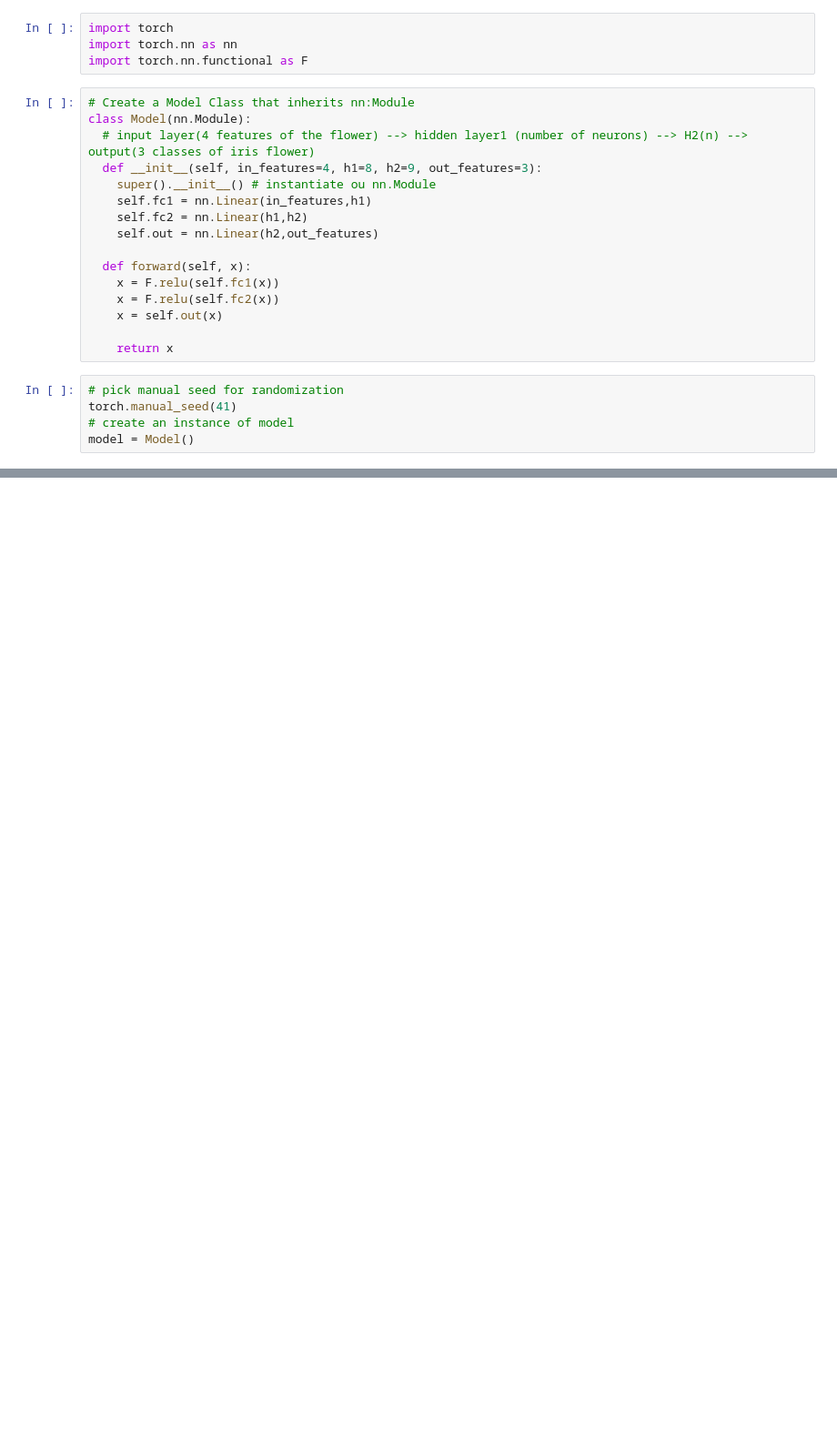
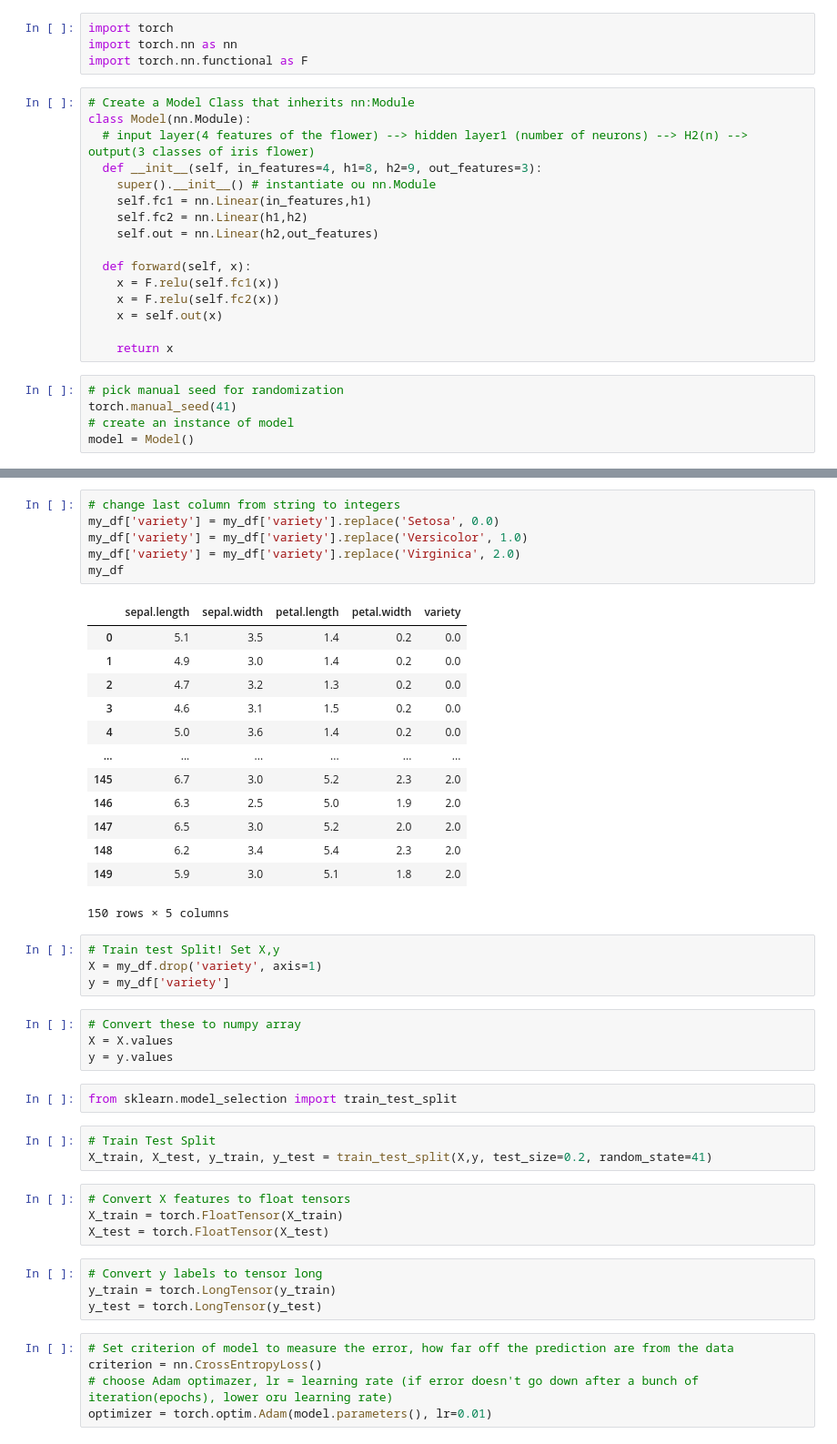
Before and after one commit to DavideFeliceMeschino/Pytorch-Tutorial, a Jupyter notebook: simple_NeuralNetwork.ipynb, the cells around one changed output, grey strips where cells are left out. Shown: that part at 91% size. Drawn from its saved outputs; the diff is of its cells as text; blank space fills up the shorter version.

```diff
--- a/simple_NeuralNetwork.ipynb
+++ b/simple_NeuralNetwork.ipynb
@@ -27,0 +52,46 @@ model = Model()
+# %%
+# change last column from string to integers
+my_df['variety'] = my_df['variety'].replace('Setosa', 0.0)
+my_df['variety'] = my_df['variety'].replace('Versicolor', 1.0)
+my_df['variety'] = my_df['variety'].replace('Virginica', 2.0)
+my_df
+# %% [output]
+|  | sepal.length | sepal.width | petal.length | petal.width | variety |
+| 0 | 5.1 | 3.5 | 1.4 | 0.2 | 0.0 |
+| 1 | 4.9 | 3.0 | 1.4 | 0.2 | 0.0 |
+| 2 | 4.7 | 3.2 | 1.3 | 0.2 | 0.0 |
+| 3 | 4.6 | 3.1 | 1.5 | 0.2 | 0.0 |
+| 4 | 5.0 | 3.6 | 1.4 | 0.2 | 0.0 |
+| ... | ... | ... | ... | ... | ... |
+| 145 | 6.7 | 3.0 | 5.2 | 2.3 | 2.0 |
+| 146 | 6.3 | 2.5 | 5.0 | 1.9 | 2.0 |
+| 147 | 6.5 | 3.0 | 5.2 | 2.0 | 2.0 |
+| 148 | 6.2 | 3.4 | 5.4 | 2.3 | 2.0 |
+| 149 | 5.9 | 3.0 | 5.1 | 1.8 | 2.0 |
+150 rows × 5 columns
+# %%
+# Train test Split! Set X,y
+X = my_df.drop('variety', axis=1)
+y = my_df['variety']
+# %%
+# Convert these to numpy array
+X = X.values
+y = y.values
+# %%
+from sklearn.model_selection import train_test_split
+# %%
+# Train Test Split
+X_train, X_test, y_train, y_test = train_test_split(X,y, test_size=0.2, random_state=41)
+# %%
+# Convert X features to float tensors
+X_train = torch.FloatTensor(X_train)
+X_test = torch.FloatTensor(X_test)
+# %%
+# Convert y labels to tensor long
+y_train = torch.LongTensor(y_train)
+y_test = torch.LongTensor(y_test)
+# %%
+# Set criterion of model to measure the error, how far off the prediction are from the data
+criterion = nn.CrossEntropyLoss()
+# choose Adam optimazer, lr = learning rate (if error doesn't go down after a bunch of iteration(epochs), lower oru learning rate)
+optimizer = torch.optim.Adam(model.parameters(), lr=0.01)
```
Also changed, not shown: parts of 5 cells of this notebook.
